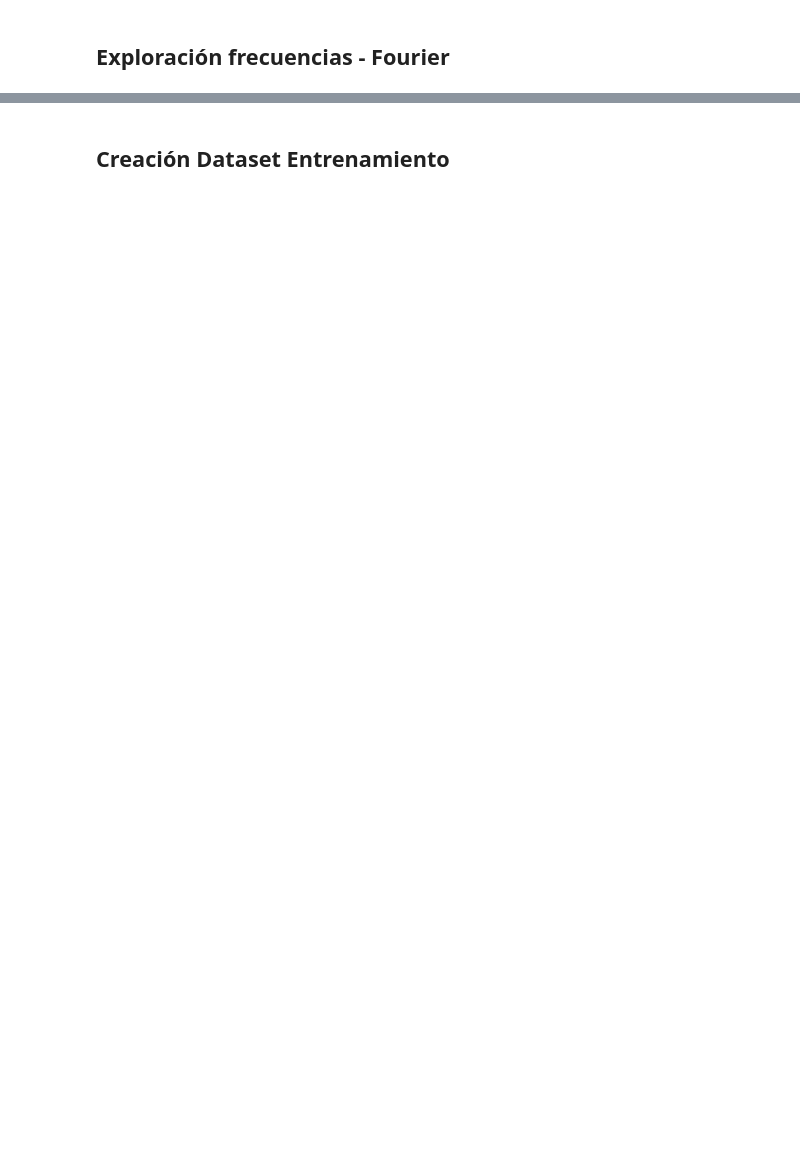
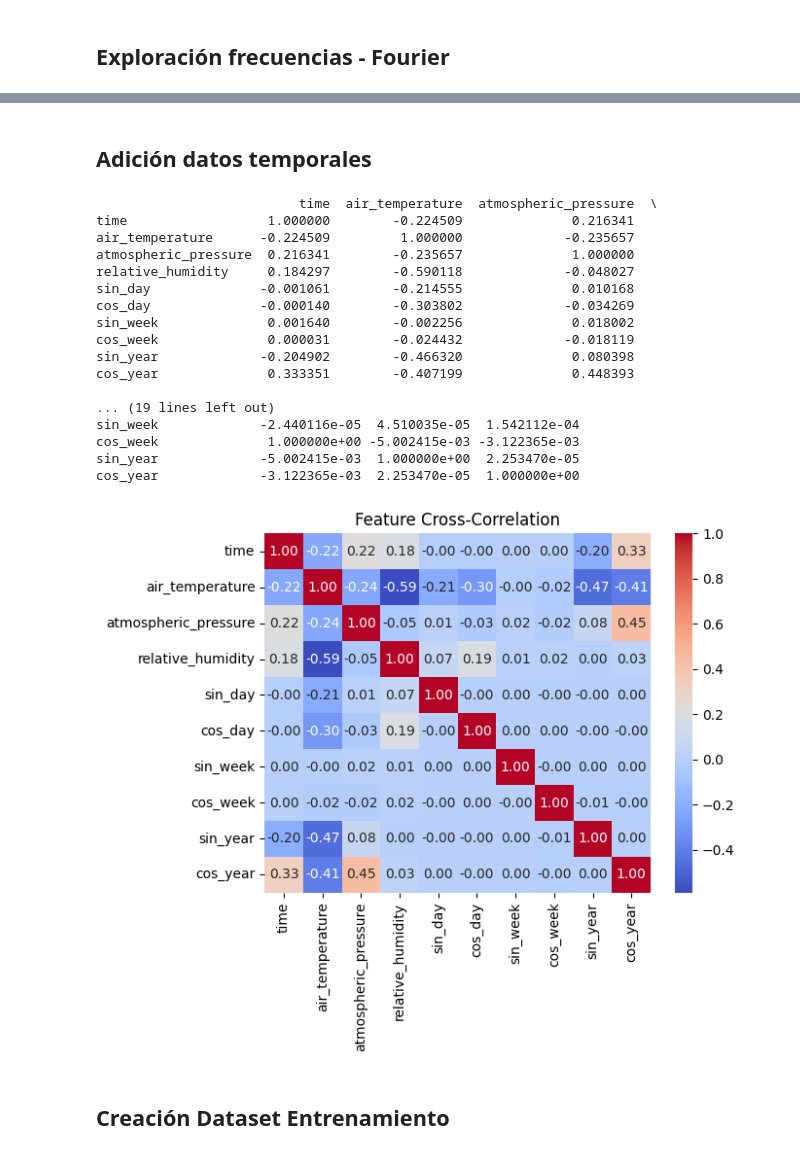
Before and after one commit to jose-r-morera/TFG_Time_Series_Forecast, a Jupyter notebook: tratamiento_datos/analisis_cuesta.ipynb, the cells around one changed output, grey strips where cells are left out. Saved outputs shown, nothing was run; the diff lists cells and outputs as text; code cells hidden in the pictures; blank space fills up the shorter version.

```diff
--- a/tratamiento_datos/analisis_cuesta.ipynb
+++ b/tratamiento_datos/analisis_cuesta.ipynb
@@ -458,0 +496,2 @@ Frequency: 0.00000003 Hz, Period: 8709.00 hours, Magnitude: 19932.2707
+# %% [markdown]
+## Adición datos temporales
@@ -458,0 +536,31 @@ Frequency: 0.00000003 Hz, Period: 8709.00 hours, Magnitude: 19932.2707
+# %%
+import seaborn as sns
+# Compute correlation matrix
+correlation_matrix = df.corr()
+
+# Print correlation values
+print(correlation_matrix)
+
+# Heatmap for visualization
+sns.heatmap(correlation_matrix, annot=True, cmap="coolwarm", fmt=".2f")
+plt.title("Feature Cross-Correlation")
+plt.show()
+# %% [output]
+                          time  air_temperature  atmospheric_pressure  \
+time                  1.000000        -0.224509              0.216341
+air_temperature      -0.224509         1.000000             -0.235657
+atmospheric_pressure  0.216341        -0.235657              1.000000
+relative_humidity     0.184297        -0.590118             -0.048027
+sin_day              -0.001061        -0.214555              0.010168
+cos_day              -0.000140        -0.303802             -0.034269
+sin_week              0.001640        -0.002256              0.018002
+cos_week              0.000031        -0.024432             -0.018119
+sin_year             -0.204902        -0.466320              0.080398
+cos_year              0.333351        -0.407199              0.448393
+
+... (19 lines left out)
+sin_week             -2.440116e-05  4.510035e-05  1.542112e-04
+cos_week              1.000000e+00 -5.002415e-03 -3.122365e-03
+sin_year             -5.002415e-03  1.000000e+00  2.253470e-05
+cos_year             -3.122365e-03  2.253470e-05  1.000000e+00
+[figure, added]
```
Also changed, not shown: parts of 16 cells of this notebook, 12 other files.
